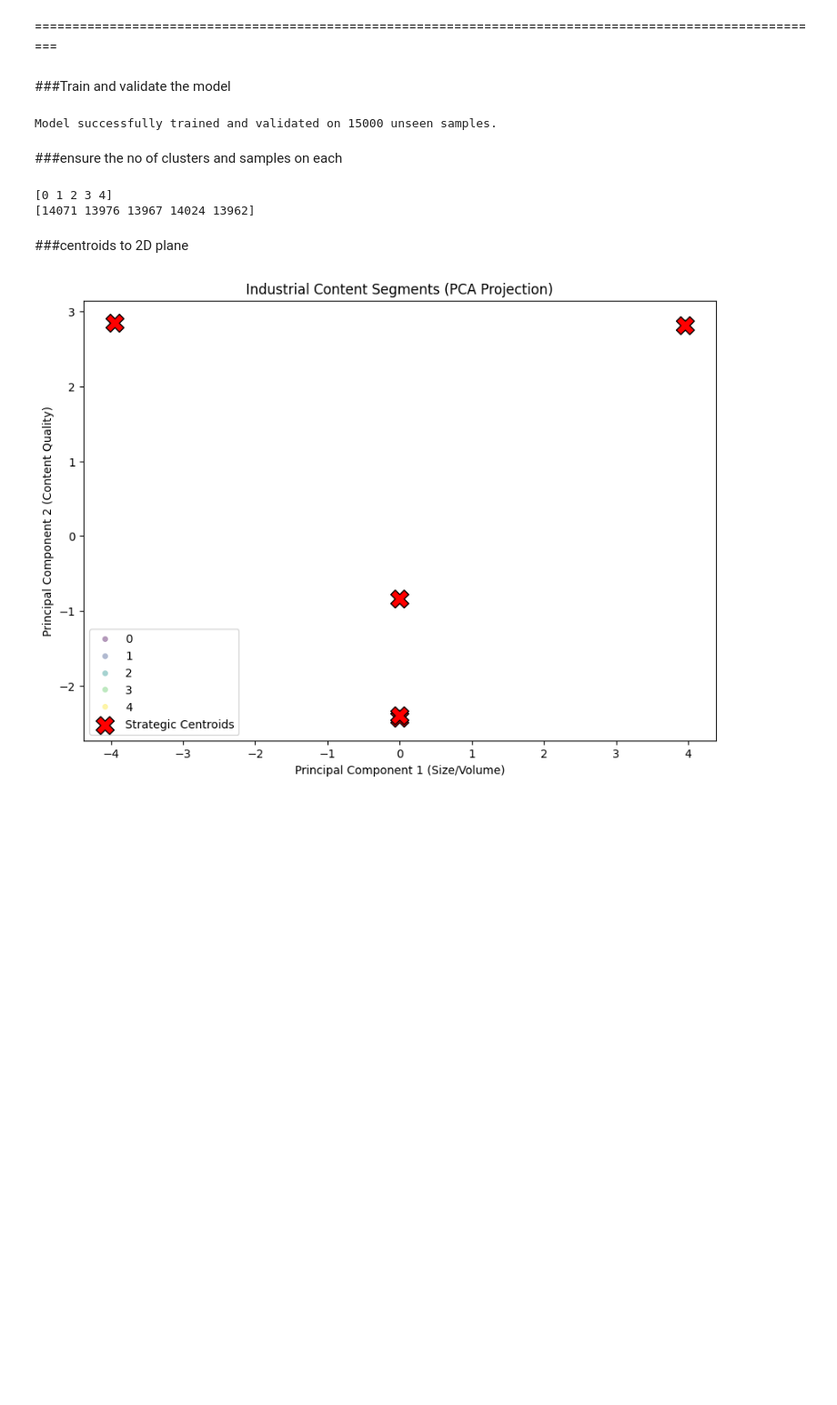
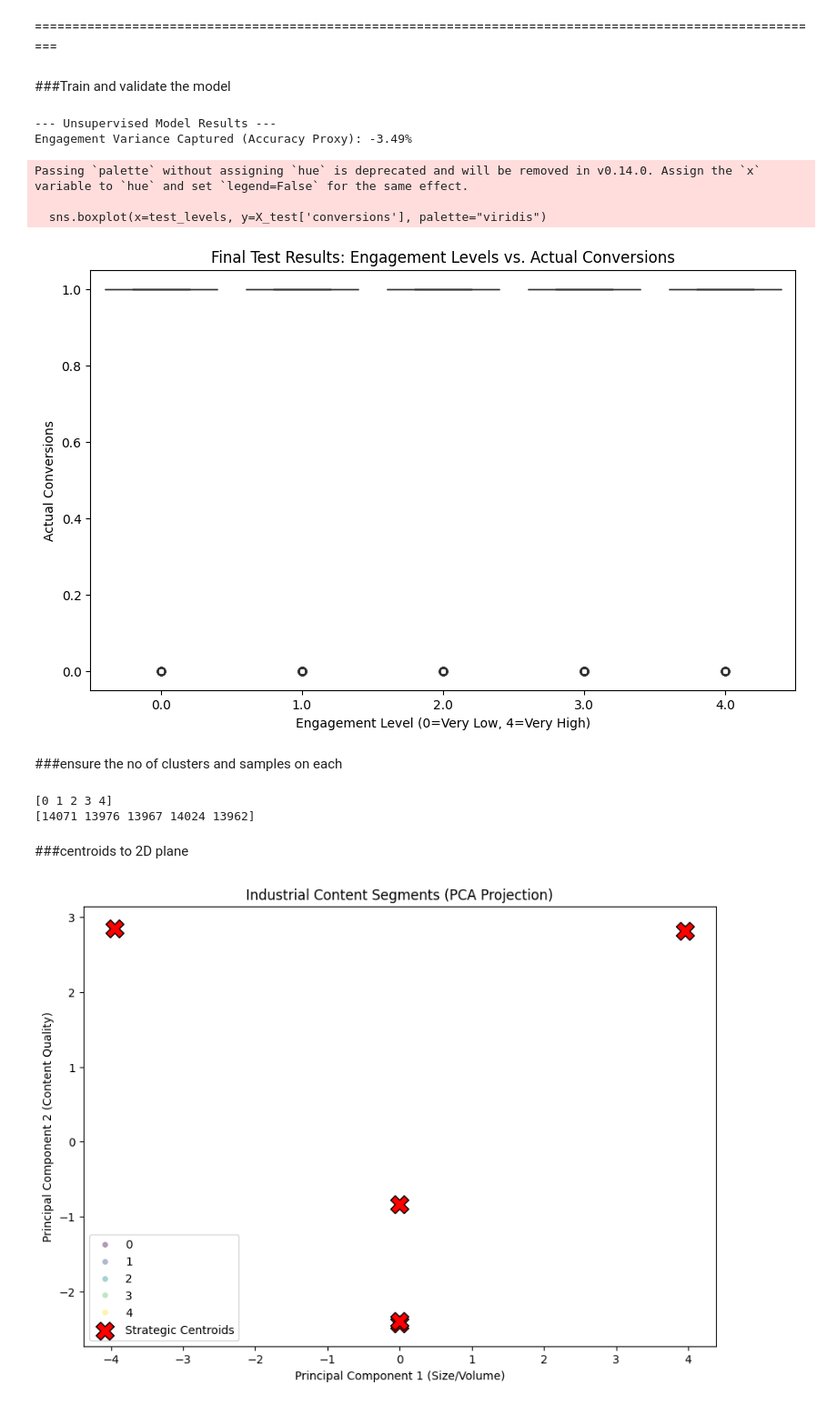
Before and after one commit to praveentecsl/High-Engagement-Content-Classification-model, a Jupyter notebook: SocialMedia_engagement.ipynb, the cells around one changed output. Shown at 91% size. Drawn from its saved outputs; the diff is of its cells as text; code cells hidden in the pictures; blank space fills up the shorter version.

```diff
--- a/SocialMedia_engagement.ipynb
+++ b/SocialMedia_engagement.ipynb
@@ -114,19 +82,58 @@ plt.show()
 ==========================================================================================================
 # %% [markdown]
 ###Train and validate the model
-# %%
-# 1. Train final model on Train Set
-optimal_k = 5
-kmeans_final = KMeans(n_clusters=optimal_k, init='k-means++', n_init=10, random_state=42)
-train_cluster_labels = kmeans_final.fit_predict(X_train_scaled)
-
-# 2. Validation Check: Assign clusters to unseen Validation data
-# This is a key "supervision" step
-val_cluster_labels = kmeans_final.predict(X_val_scaled)
-
-print(f"Model successfully trained and validated on {len(X_val_scaled)} unseen samples.")
-# %% [output]
-Model successfully trained and validated on 15000 unseen samples.
+# %%
+# 1. Train Final Model using the best_k variable
+kmeans_final = KMeans(n_clusters=best_k, init='k-means++', n_init=10, random_state=42)
+train_labels = kmeans_final.fit_predict(X_train_scaled)
+
+# 2. Ranking Clusters to match Engagement Levels (Very Low to Very High)
+perf_sum = X_train.assign(cluster=train_labels).groupby('cluster')[eng_cols].mean().sum(axis=1)
+rank_map = {old_id: i for i, old_id in enumerate(perf_sum.sort_values().index)}
+
+# 3. Apply Model to Test Data (The "Accuracy" Test)
+X_test_scaled = pd.DataFrame(scaler.transform(X_test), columns=X_test.columns)
+for col in eng_cols:
+    if col in X_test_scaled.columns:
+        X_test_scaled[col] *= weight
+
+test_labels = kmeans_final.predict(X_test_scaled)
+test_levels = pd.Series(test_labels).map(rank_map)
+
+# 4. Calculating Unsupervised Accuracy (Variance Captured)
+# We calculate how much the clusters explain the variance of Conversions
+def calculate_unsupervised_accuracy(original_data, cluster_labels):
+    total_variance = np.var(original_data['conversions'])
+
+    # Calculate Variance WITHIN clusters
+    temp_df = original_data.copy()
+    temp_df['cluster'] = cluster_labels
+    within_cluster_variance = temp_df.groupby('cluster')['conversions'].var().mean()
+
+    # Accuracy = (Total Var - Within Var) / Total Var
+    # This is essentially the R-Squared of the clustering
+    accuracy = (total_variance - within_cluster_variance) / total_variance
+    return accuracy
+
+acc_score = calculate_unsupervised_accuracy(X_test, test_levels)
+
+print(f"--- Unsupervised Model Results ---")
+print(f"Engagement Variance Captured (Accuracy Proxy): {acc_score * 100:.2f}%")
+
+# 5. Visualizing the Staircase of Levels (Final Proof)
+plt.figure(figsize=(10, 6))
+sns.boxplot(x=test_levels, y=X_test['conversions'], palette="viridis")
+plt.title("Final Test Results: Engagement Levels vs. Actual Conversions")
+plt.xlabel("Engagement Level (0=Very Low, 4=Very High)")
+plt.ylabel("Actual Conversions")
+plt.show()
+# %% [output]
+--- Unsupervised Model Results ---
+Engagement Variance Captured (Accuracy Proxy): -3.49%
+Passing `palette` without assigning `hue` is deprecated and will be removed in v0.14.0. Assign the `x` variable to `hue` and set `legend=False` for the same effect.
+
+  sns.boxplot(x=test_levels, y=X_test['conversions'], palette="viridis")
+[figure, added]
 # %% [markdown]
 ###ensure the no of clusters and samples on each
 # %%
```
Also changed, not shown: parts of 14 cells of this notebook.
